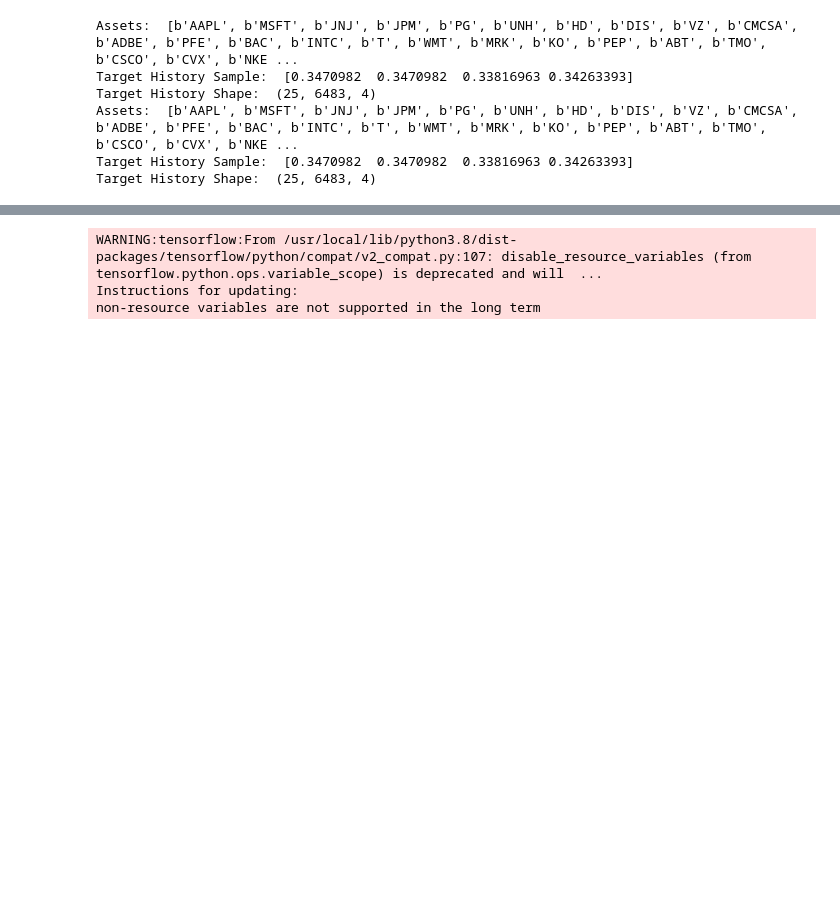
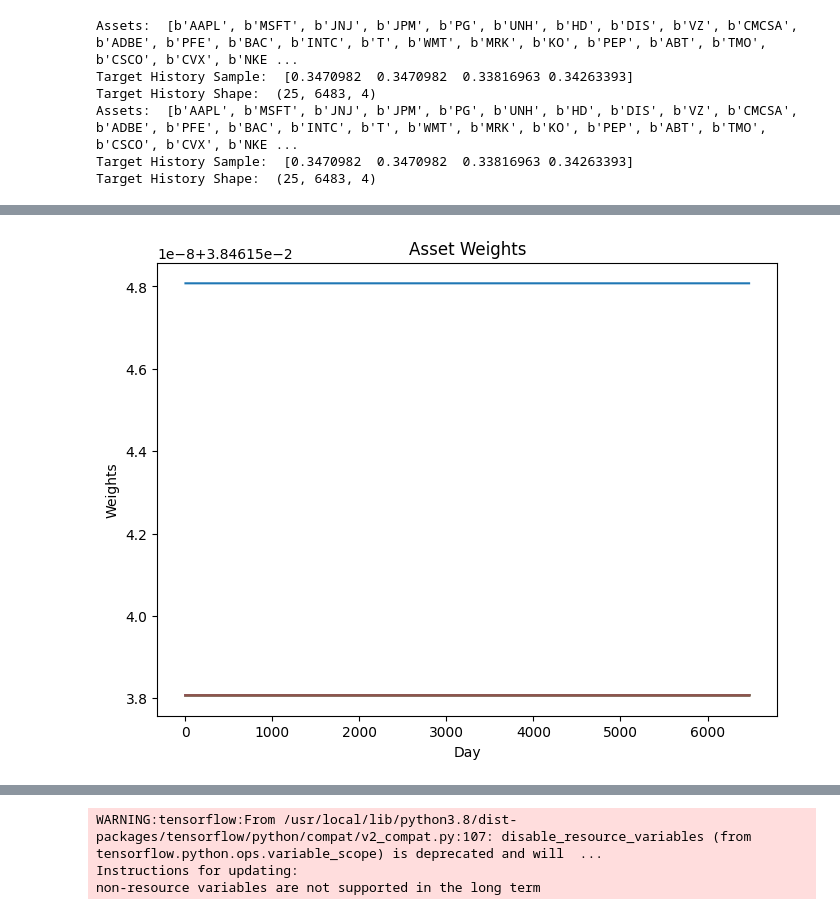
Before and after one commit to Eminent01/AMMI_Research, a Jupyter notebook: AMMI_4.ipynb, the cells around one changed output, grey strips where cells are left out. Cells and saved outputs as stored; diff of their text form; code cells hidden in the pictures; blank space fills up the shorter version.

```diff
--- a/AMMI_4.ipynb
+++ b/AMMI_4.ipynb
@@ -642,0 +748,4 @@ OSError: ignored
+# %%
+plot_weights(weights_list[1])
+# %% [output]
+[figure, added]
```
Also changed, not shown: parts of 24 cells of this notebook.
